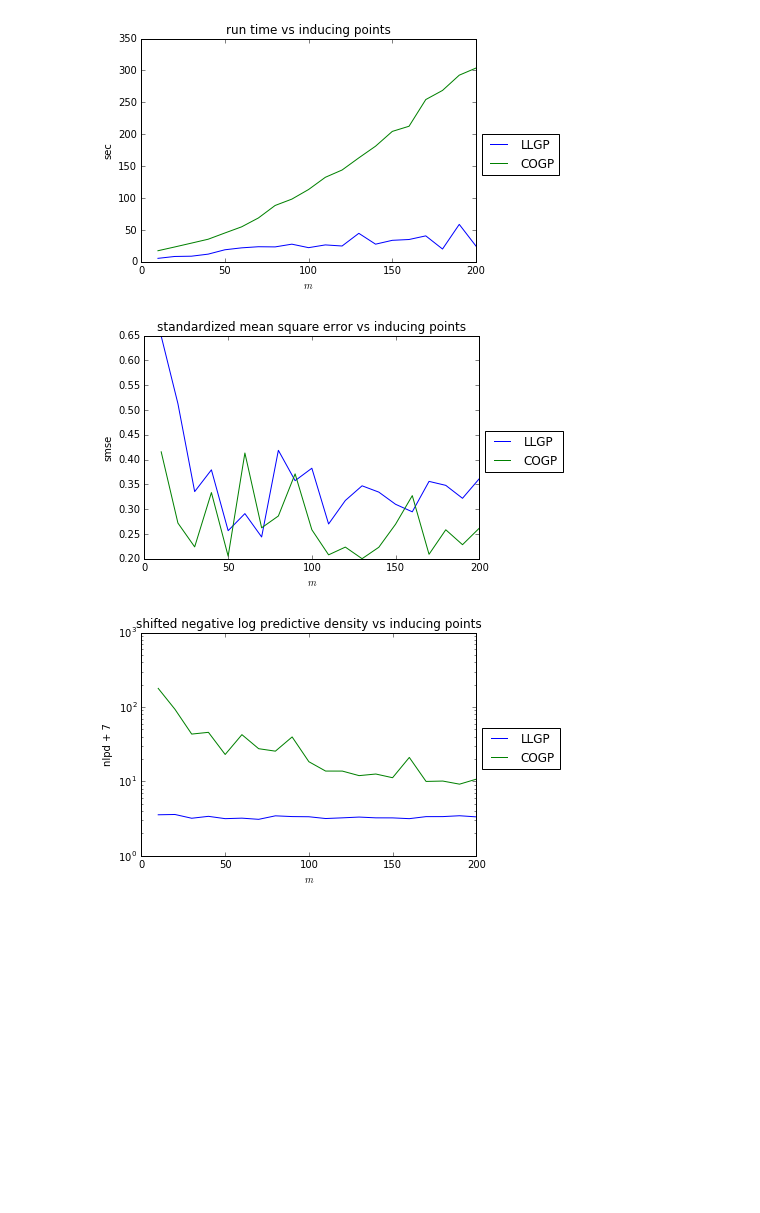
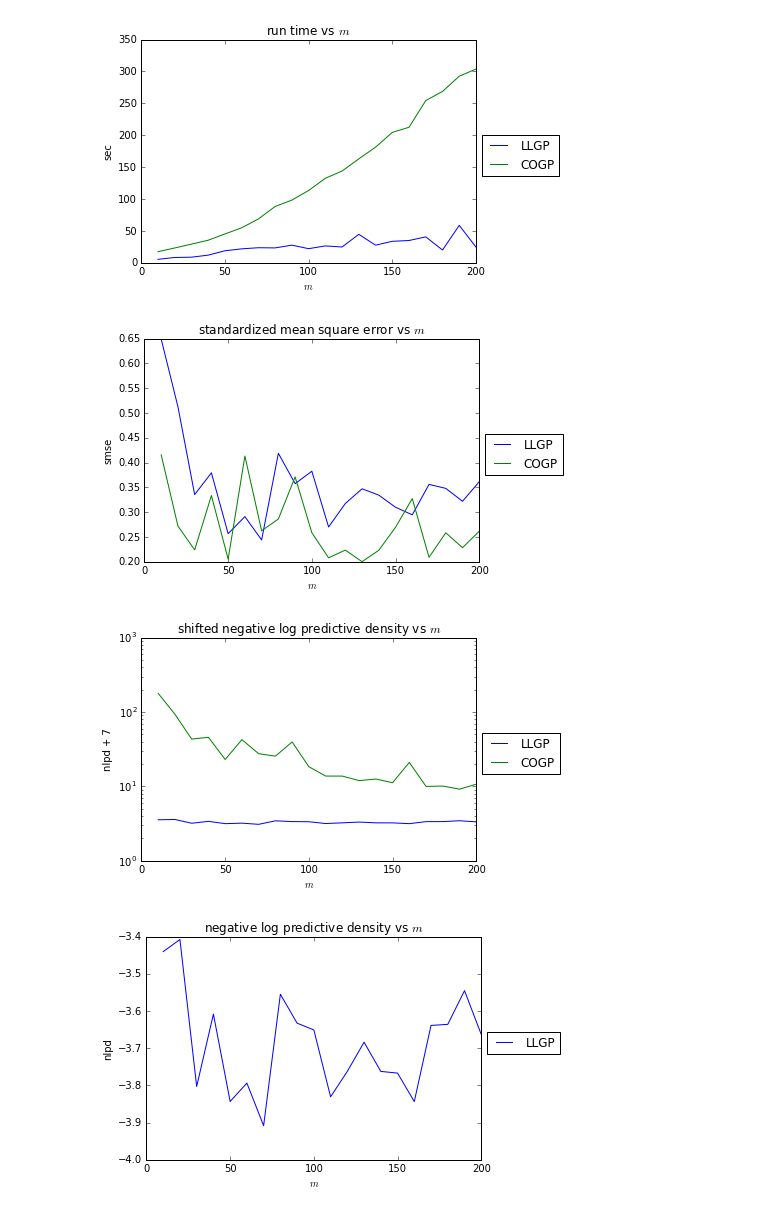
Before and after one commit to vlad17/runlmc, a Jupyter notebook: benchmarks/fx2007.ipynb, the cells around one changed output. Drawn from its saved outputs; the diff is of its cells as text; code cells hidden in the pictures; blank space fills up the shorter version.

```diff
--- a/benchmarks/fx2007.ipynb
+++ b/benchmarks/fx2007.ipynb
@@ -83,32 +60,39 @@ runlmc_nlpds
 # %%
 #also runlmc_nlpds, cogp_nlpds
 plt.plot(inducing_points, runlmc_times, label='LLGP')
 plt.plot(inducing_points, cogp_times, label='COGP')
 plt.legend(bbox_to_anchor=(1, 0.6), loc=2)
 plt.title(r'run time vs $m$')
 plt.xlabel(r'$m$')
 plt.ylabel('sec')
 plt.show()
 plt.plot(inducing_points, runlmc_smses, label='LLGP')
 plt.plot(inducing_points, cogp_smses, label='COGP')
 plt.legend(bbox_to_anchor=(1, 0.6), loc=2)
 plt.title(r'standardized mean square error vs $m$')
 plt.xlabel(r'$m$')
 plt.ylabel('smse')
 plt.show()
 shift = min(min(runlmc_nlpds), min(cogp_nlpds))
 assert shift < 0
 shift = int(abs(shift) * 2)
 plt.semilogy(inducing_points, np.array(runlmc_nlpds) + shift, label='LLGP')
 plt.semilogy(inducing_points, np.array(cogp_nlpds) + shift, label='COGP')
 plt.legend(bbox_to_anchor=(1, 0.6), loc=2)
 plt.title(r'shifted negative log predictive density vs $m$')
 plt.xlabel(r'$m$')
 plt.ylabel('nlpd + {}'.format(shift))
 plt.show()
+plt.plot(inducing_points, np.array(runlmc_nlpds), label='LLGP')
+plt.legend(bbox_to_anchor=(1, 0.6), loc=2)
+plt.title(r'negative log predictive density vs $m$')
+plt.xlabel(r'$m$')
+plt.ylabel('nlpd')
+plt.show()
 # %% [output]
-[figure, old version]
+[figure, new version]
-[figure, old version]
+[figure, new version]
-[figure, old version]
+[figure, new version]
+[figure, added]
 # %%
 _, _, _, best = runlmc(
```
Also changed, not shown: parts of 5 cells of this notebook.
